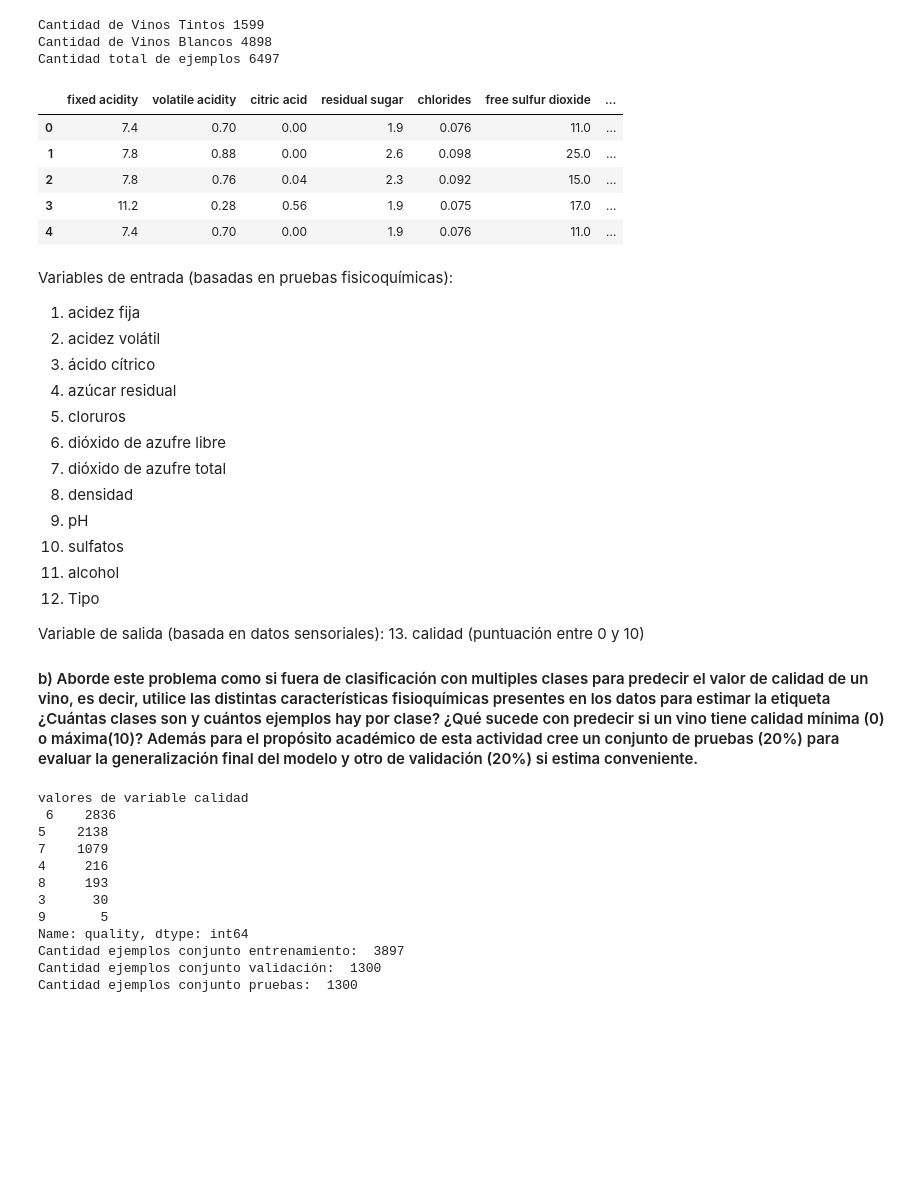
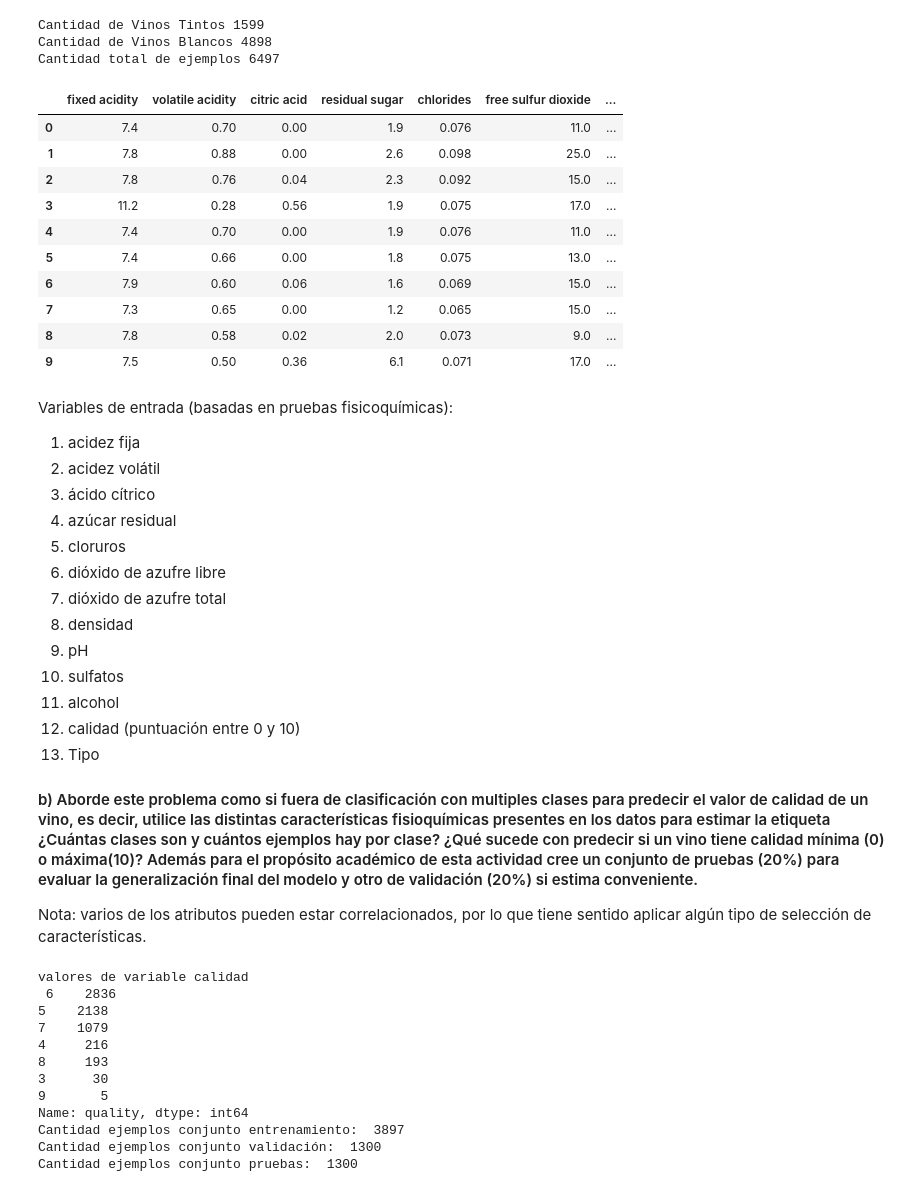
Before and after one commit to LeMythedeSisyphe/MachineLearning-Tarea3, a Jupyter notebook: MachineLaerning-Tarea3.ipynb, the cells around one changed output. Drawn from its saved outputs; the diff is of its cells as text; code cells hidden in the pictures; blank space fills up the shorter version.

```diff
--- a/MachineLaerning-Tarea3.ipynb
+++ b/MachineLaerning-Tarea3.ipynb
@@ -35,24 +35,29 @@ Este problema puede ser abordado como clasificación de 11 clases o de regresió
 # %%
 import pandas as pd
 df_red = pd.read_csv("winequality-red.csv",sep=";") #Vinos tintos
 print("Cantidad de Vinos Tintos",len(df_red))
 df_red.loc[:,'Tipo'] = 1
 df_white = pd.read_csv("winequality-white.csv",sep=";") #Vinos blanco
 print("Cantidad de Vinos Blancos",len(df_white))
 df_white.loc[:,'Tipo'] = 2
 df = pd.concat([df_red,df_white], axis=0)
 print("Cantidad total de ejemplos", len(df))
-df.head()
+df.head(10)
 # %% [output]
 Cantidad de Vinos Tintos 1599
 Cantidad de Vinos Blancos 4898
 Cantidad total de ejemplos 6497
 |  | fixed acidity | volatile acidity | citric acid | residual sugar | chlorides | free sulfur dioxide | ... |
 | 0 | 7.4 | 0.70 | 0.00 | 1.9 | 0.076 | 11.0 | ... |
 | 1 | 7.8 | 0.88 | 0.00 | 2.6 | 0.098 | 25.0 | ... |
 | 2 | 7.8 | 0.76 | 0.04 | 2.3 | 0.092 | 15.0 | ... |
 | 3 | 11.2 | 0.28 | 0.56 | 1.9 | 0.075 | 17.0 | ... |
 | 4 | 7.4 | 0.70 | 0.00 | 1.9 | 0.076 | 11.0 | ... |
+| 5 | 7.4 | 0.66 | 0.00 | 1.8 | 0.075 | 13.0 | ... |
+| 6 | 7.9 | 0.60 | 0.06 | 1.6 | 0.069 | 15.0 | ... |
+| 7 | 7.3 | 0.65 | 0.00 | 1.2 | 0.065 | 15.0 | ... |
+| 8 | 7.8 | 0.58 | 0.02 | 2.0 | 0.073 | 9.0 | ... |
+| 9 | 7.5 | 0.50 | 0.36 | 6.1 | 0.071 | 17.0 | ... |
 # %% [markdown]
 Variables de entrada (basadas en pruebas fisicoquímicas):
 
@@ -67,12 +72,13 @@ Variables de entrada (basadas en pruebas fisicoquímicas):
 9. pH
 10. sulfatos
 11. alcohol
-12. Tipo
-
-Variable de salida (basada en datos sensoriales):
-13. calidad (puntuación entre 0 y 10)
+12. calidad (puntuación entre 0 y 10)
+11. Tipo
 
 #### b) Aborde este problema como si fuera de clasificación con multiples clases para predecir el valor de calidad de un vino, es decir, utilice las distintas caracterı́sticas fisioquı́micas presentes en los datos para estimar la etiqueta ¿Cuántas clases son y cuántos ejemplos hay por clase? ¿Qué sucede con predecir si un vino tiene calidad mínima (0) o máxima(10)? Además para el propósito académico de esta actividad cree un conjunto de pruebas (20%)  para evaluar la generalización final del modelo y otro de validación (20%) si estima conveniente.
+
+  Nota: varios de los atributos pueden estar correlacionados, por lo que tiene sentido aplicar algún tipo de
+   selección de características.
 # %%
 print("valores de variable calidad \n", df.quality.value_counts())
 df = df.sample(frac=1,random_state=44) #Desordena los datos
```
Also changed, not shown: parts of 17 cells of this notebook.
